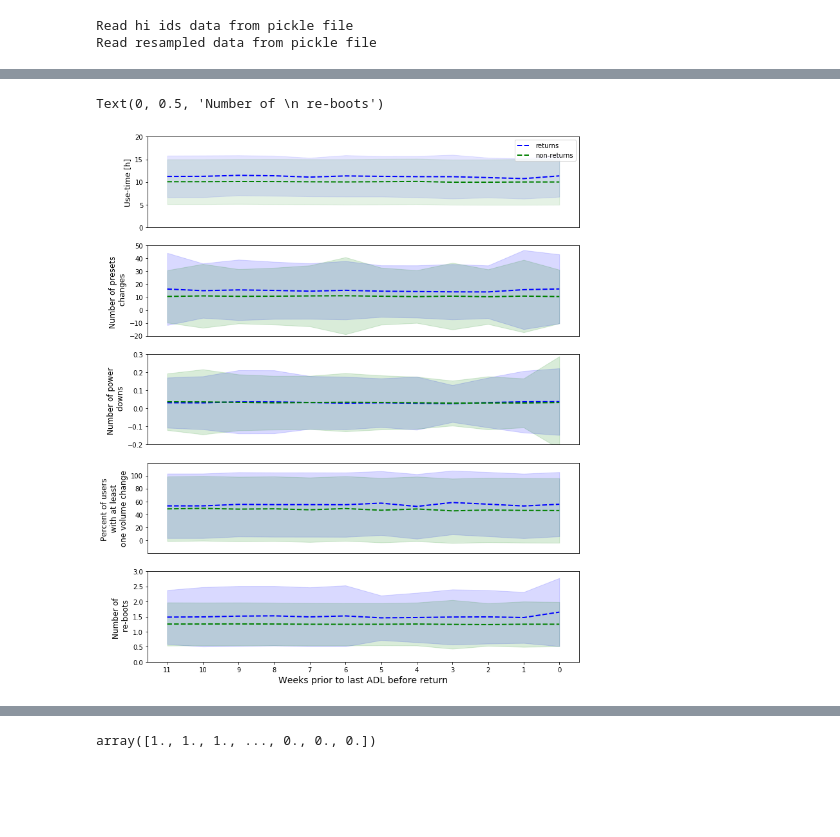
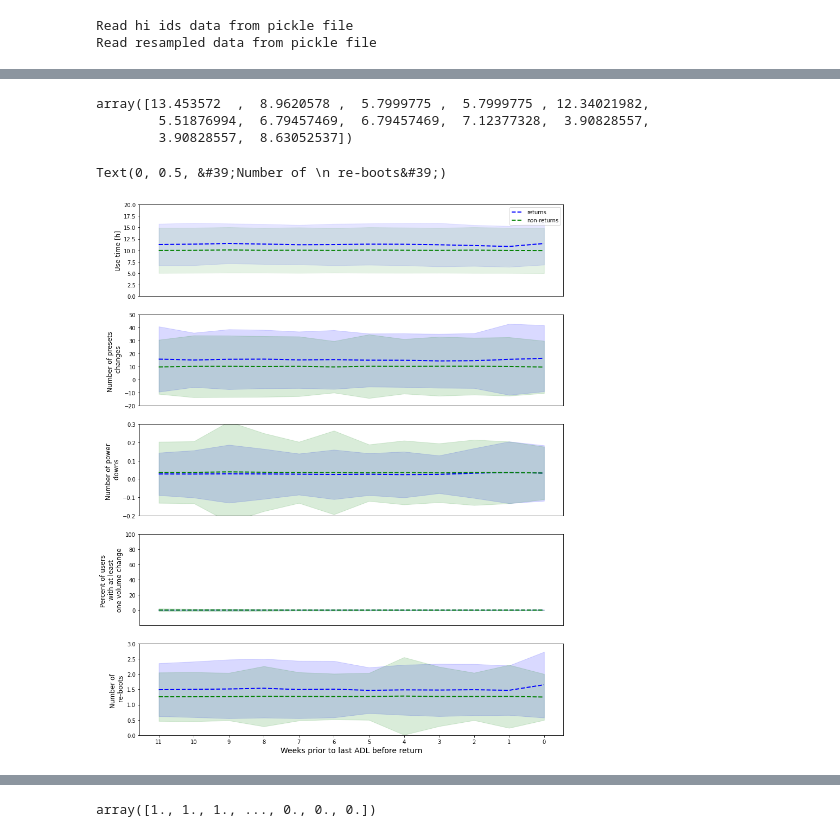
Before and after one commit to tobiaspiechowiak/HA-data-logging, a Jupyter notebook: Detecting_returns_with_5_predictors.ipynb, the cells around one changed output, grey strips where cells are left out. Drawn from its saved outputs; the diff is of its cells as text; code cells hidden in the pictures; blank space fills up the shorter version.

```diff
--- a/Detecting_returns_with_5_predictors.ipynb
+++ b/Detecting_returns_with_5_predictors.ipynb
@@ -10,8 +10,13 @@ from random import randrange
 # %%
 #setting system path
 import sys
-sys.path.append('c:/Users/tpiechowiak/Documents/BEAR/GNOS/sws_machine_learning/')
-base_path = 'c:/Users/tpiechowiak/OneDrive - GN Store Nord/GNOS data/'
+sys.path.append('/home/tobias/data/')
+base_path = '/home/tobias/data/'
+
+##setting system path
+#import sys
+#sys.path.append('c:/Users/tpiechowiak/Documents/BEAR/GNOS/sws_machine_learning/')
+#base_path = 'c:/Users/tpiechowiak/OneDrive - GN Store Nord/GNOS data/'
 # %%
 #now loading all the necessary data files
 with open(base_path + "hi_id_ADL_before_return.pkl", "rb") as input_file:
@@ -35,7 +71,7 @@ Index(['ADLProperties_TotalUseTime', 'ADLProperties_NumberOfDeviceBoots',
 # %%
 #now create category of isVolumenChange
 adl_['isVolumeChange'] = 0
-adl_.loc[adl_['VolumeControl'].diff() != 0,'isVolumeChange'] = 1
+adl_.loc[adl_['ADLProperties_MeanVolumeControlLevelPerPreset_0'].diff() != 0,'isVolumeChange'] = 1
 # %%
 plot_data_1 = []
 plot_data_2 = []
@@ -154,3 +407,9 @@ class_labels_array = np.array(class_)
+# %%
+tmp8
+# %% [output]
+array([13.453572  ,  8.9620578 ,  5.7999775 ,  5.7999775 , 12.34021982,
+        5.51876994,  6.79457469,  6.79457469,  7.12377328,  3.90828557,
+        3.90828557,  8.63052537])
 # %%
 
 from sklearn.utils import resample
@@ -269,5 +824,5 @@ std2[4] = plot_data_5_[np.where(class_labels_array_ == 0)].std(axis = 0)
 # %%
-fig, ax = plt.subplots(5,1, figsize = (12,15))
+fig, ax = plt.subplots(5,1, figsize = (14,18))
 
 #use-time
 idx = 0
@@ -297,33 +852,33 @@ ax[idx].plot(mean1[idx], color = 'b',linewidth = 2, linestyle = '--')
 ax[idx].plot(mean2[idx], color = 'g', linewidth = 2, linestyle = '--')
 ax[idx].fill_between(range(0,12), mean1[idx]-std1[idx], mean1[idx] + std1[idx], alpha = 0.15, color = 'b')
 ax[idx].fill_between(range(0,12), mean2[idx]-std2[idx], mean2[idx] + std2[idx], alpha = 0.15, color = 'g')
 ax[idx].set_xticks([])
 ax[idx].set_ylim([-0.2, 0.3])
 ax[idx].set_ylabel('Number of power \n downs', fontsize = 12)
 
 #Volume changes
 idx = 3
 ax[idx].plot(mean1[idx], color = 'b',linewidth = 2, linestyle = '--')
 ax[idx].plot(mean2[idx], color = 'g', linewidth = 2, linestyle = '--')
 ax[idx].fill_between(range(0,12), mean1[idx]-std1[idx], mean1[idx] + std1[idx], alpha = 0.15, color = 'b')
 ax[idx].fill_between(range(0,12), mean2[idx]-std2[idx], mean2[idx] + std2[idx], alpha = 0.15, color = 'g')
 ax[idx].set_xticks([])
-ax[idx].set_ylim([-0.2, 1.2])
+ax[idx].set_ylim([-0.2, 0.1])
 ax[idx].set_ylabel('Percent of users \n with at least \n one volume change ', fontsize = 12)
 ax[idx].set_yticks([0, 0.2, 0.4, 0.6, 0.8, 1])
 ax[idx].set_yticklabels([0, 20, 40, 60, 80, 100])
 
 #Re-boots
 idx = 4
 ax[idx].plot(mean1[idx], color = 'b',linewidth = 2, linestyle = '--')
 ax[idx].plot(mean2[idx], color = 'g', linewidth = 2, linestyle = '--')
 ax[idx].fill_between(range(0,12), mean1[idx]-std1[idx], mean1[idx] + std1[idx], alpha = 0.15, color = 'b')
 ax[idx].fill_between(range(0,12), mean2[idx]-std2[idx], mean2[idx] + std2[idx], alpha = 0.15, color = 'g')
 ax[idx].set_xticks([0, 1, 2, 3, 4, 5, 6, 7, 8, 9, 10, 11])
 ax[idx].set_xticklabels([11, 10, 9, 8, 7, 6, 5,4,3,2,1,0])
 ax[idx].set_xlabel('Weeks prior to last ADL before return',fontsize = 14)
 ax[idx].set_ylim([0, 3])
 ax[idx].set_ylabel('Number of \n re-boots', fontsize = 12)
 # %% [output]
-Text(0, 0.5, 'Number of \n re-boots')
+Text(0, 0.5, &#39;Number of \n re-boots&#39;)
-[figure, old version]
+[figure, new version]
```
Also changed, not shown: parts of 10 cells of this notebook, 4 other files.
